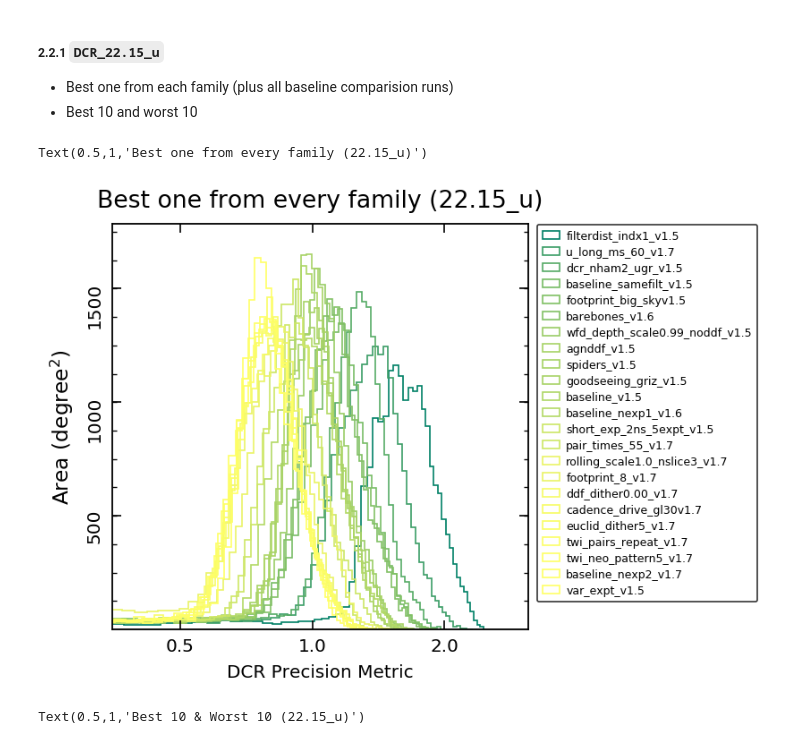
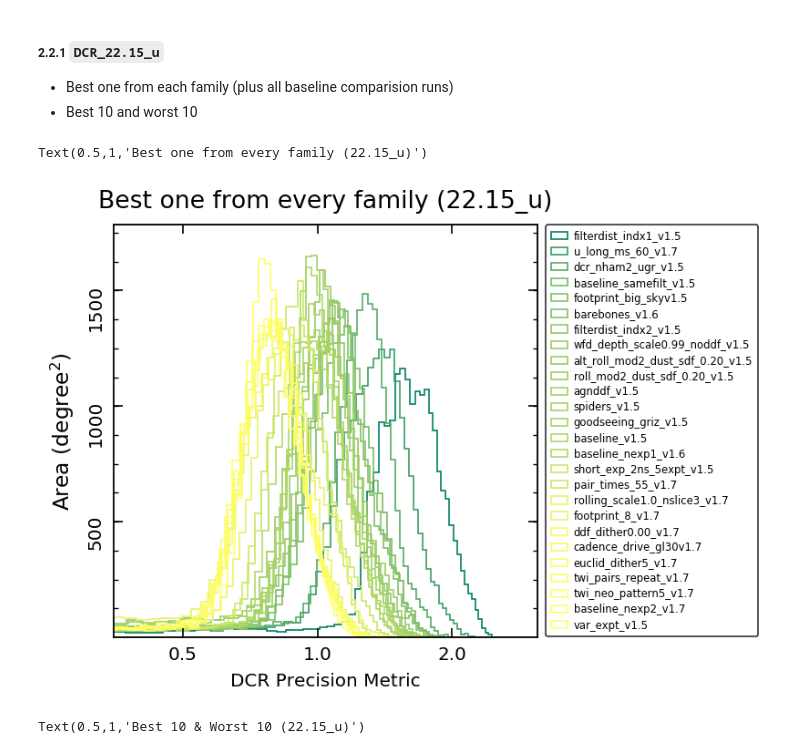
Before and after one commit to RichardsGroup/LSST_DCR, a Jupyter notebook: notebooks/03_Analyze_WFD.ipynb, the cells around one changed output. Saved outputs shown, nothing was run; the diff lists cells and outputs as text; code cells hidden in the pictures.

Commit message:
rerun analysis after updating runs list

```diff
--- a/notebooks/03_Analyze_WFD.ipynb
+++ b/notebooks/03_Analyze_WFD.ipynb
@@ -82,7 +82,7 @@ print(bd_keys)
 #### Keep only result for the relevant OpSims
 # %%
 # read in the list of relevant runs
-runs_file = open('../data/run_info/run_list.txt', 'r')
+runs_file = open('../data/run_info/runs_list.txt', 'r')
 runs_list = runs_file.read().split('\n')
 runs_list[:5]
 # %% [output]
@@ -102,9 +102,11 @@ final_resultDbs = {key:value for (key, value) in resultDbsView.items() if key in
 sys.path.insert(0, '../data/run_info/')
 import run_infos as ri
 
+# gather family info, but remove version_baselines
 families = ri.FamilyInfo()
-fam_db = families.family
+fam_db = {key:value for (key, value) in families.family.items() if key != 'version_baselines'}
 family_ls = list(fam_db.keys())
+comp_runs = {key:value for (key, value) in families.family_baseline.items() if key != 'version_baselines'}
 # %%
 # get the metrics for plotting
 Key1, Key2 = (2, 'DCR_22.15_u'), (5, 'DCR_22_g')
@@ -119,7 +121,7 @@ summaryNames = getSummaryStatNames(final_resultDbs['baseline_v1.5_10yrs'],
 # loop through metric Keys and summaries -> combine into one pandas df
 summary_dfs = []
 for KeyName in KeyNames:
-    for summaryName in summaryNames:
+    for summaryName in ['Median']:
         summary_df = getSummary(
             final_resultDbs,
             KeyName,
@@ -130,15 +132,14 @@ for KeyName in KeyNames:
 summary_df_all = summary_dfs[0].join(summary_dfs[1:]).reset_index()
 # %%
 # assign family
-comp_run = families.family_baseline
+unique_comp_runs = np.unique(list(comp_runs.values()))
 summary_df_all['family'] = ''
-for familyName in comp_run:
-    if familyName is not 'version_baselines':
-        non_comp_runs = [run for run in fam_db[familyName] if run is not comp_run[familyName]]
-        summary_df_all.loc[summary_df_all.runName.isin(non_comp_runs), 'family'] = familyName
+for familyName in comp_runs:
+    non_comp_runs = [run for run in fam_db[familyName] if run is not comp_runs[familyName]]
+    summary_df_all.loc[summary_df_all.runName.isin(non_comp_runs), 'family'] = familyName
 
 # if not assigned, it must be one of the baselines
-summary_df_all.loc[summary_df_all.family == '', 'family'] = 'baseline'
+summary_df_all.loc[summary_df_all.runName.isin(unique_comp_runs), 'family'] = 'baseline'
 
 # sort by family
 summary_df_all = summary_df_all.sort_values('family').set_index('runName')
@@ -179,35 +180,35 @@ for run in best_u_family.index:
     keys = [*final_bundleDicts[run].keys()]
     metricKey = [elem for elem in keys if elem[1] == 'DCR_22.15_u'][0]
 
     # need to mask the pixels that have no available data
     mask = final_bundleDicts[run][metricKey].metricValues.mask
     data = final_bundleDicts[run][metricKey].metricValues.data[~mask]
     data = data[~(np.isnan(data) | np.isinf(data))]
 
     c = mpl.cm.summer(uNorm(best_u_family.loc[run, 'DCR_22.15_u_Median']))
     ax.hist(norm_metric_u/data, bins=bins, histtype='step', color=c,
              density=density, label=f"{run[:run.find('v1.')+4]}")
 
 # tick & format
 ax.set_xscale('log', basex=10)
 ax.set_xbound(lower=0.35, upper=3.1)
 ax.tick_params(top=True, right=True, which='both')
 ax.xaxis.set_major_locator(plt.FixedLocator([0.5, 1, 2, 3.5]))
 ax.xaxis.set_major_formatter(plt.FormatStrFormatter('%.1f'))
 ax.xaxis.set_minor_locator(plt.NullLocator())
 
 # label & legend
 ax.set_xlabel('DCR Precision Metric', fontsize=12)
-ax.legend(fontsize=7.5, bbox_to_anchor=(1.0, 1.02), edgecolor='k', loc=2, labelspacing=0.4)
+ax.legend(fontsize=7, bbox_to_anchor=(1.0, 1.02), edgecolor='k', loc=2, labelspacing=0.35)
 
 ax.yaxis.set_major_locator(plt.FixedLocator(np.array([500, 1000, 1500, 2000])/(54.967783/60)**2))
 y_vals = ax.get_yticks()
 ax.set_yticklabels(['{:.0f}'.format(x * (54.967783/60)**2) for x in y_vals], rotation=90)
 ax.set_ylabel('Area ($\mathrm{degree^{2}}$)', labelpad=7)
 plt.title('Best one from every family (22.15_u)')
 # %% [output]
 Text(0.5,1,'Best one from every family (22.15_u)')
-[figure, old version]
+[figure, new version]
 # %%
 # plot distribution
 fig, ax = plt.subplots(1, 1, figsize=(5, 5), dpi=120)
```
Also changed, not shown: parts of 5 cells of this notebook, 2 other files.
